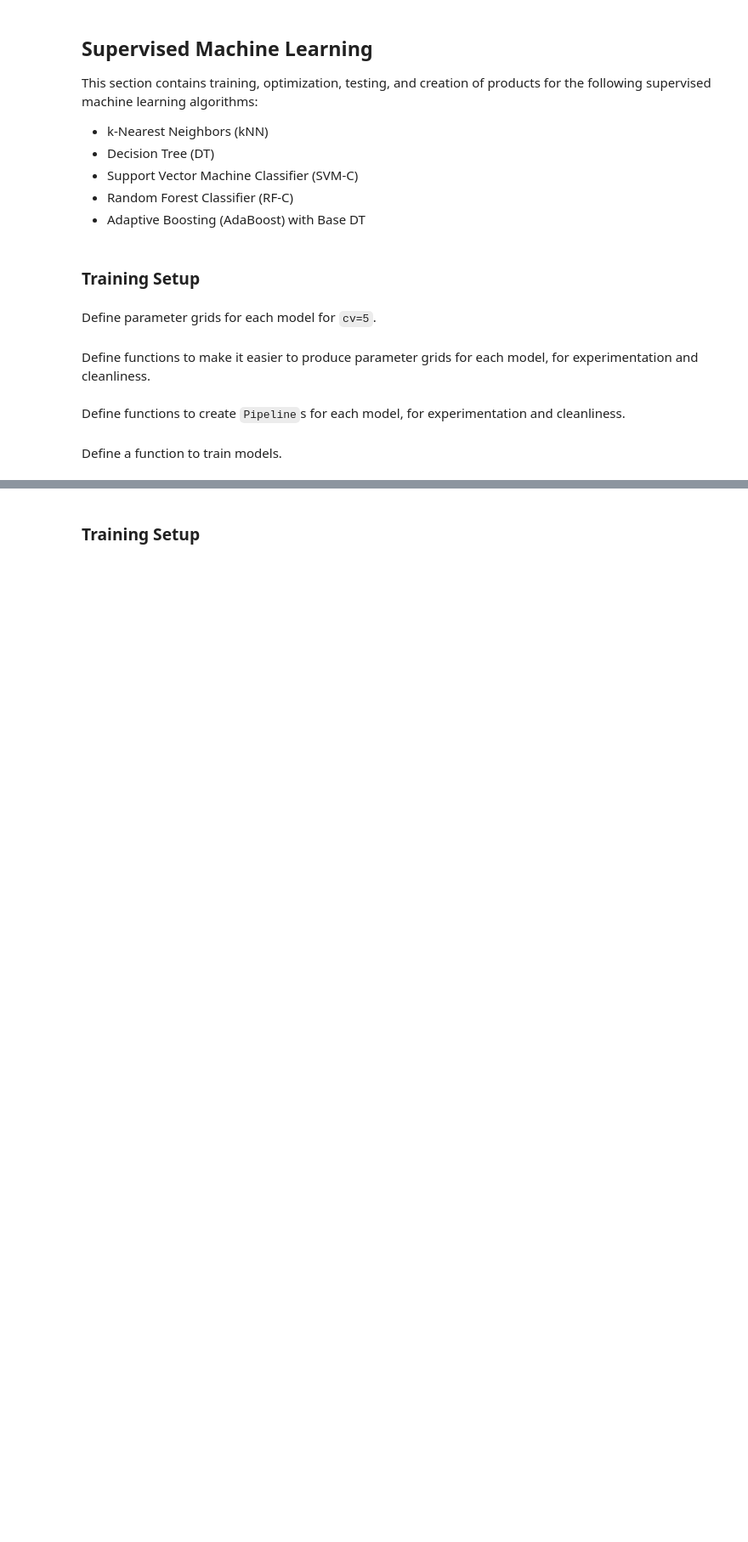
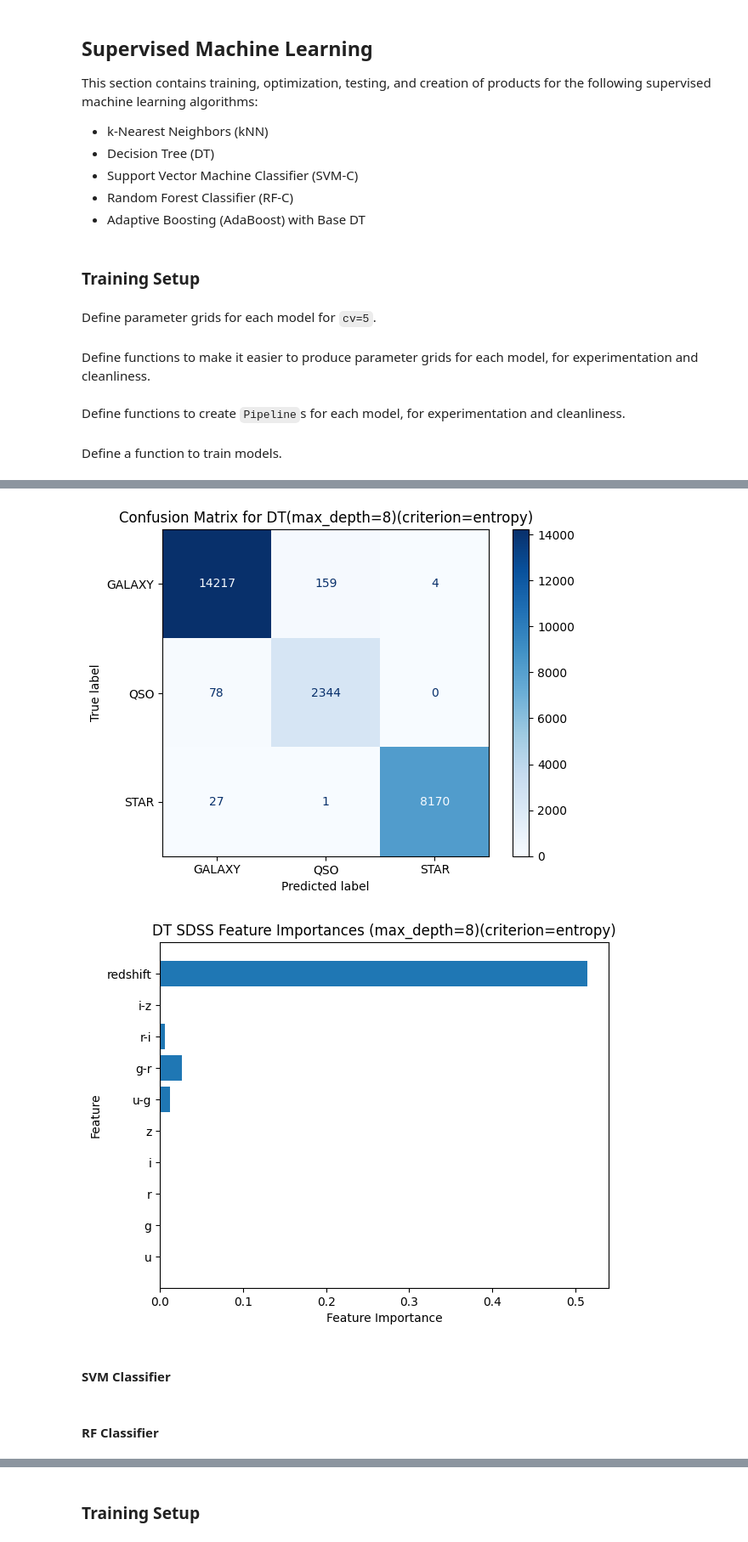
Before and after one commit to eli-johnson-04/sdss-performance-comparison, a Jupyter notebook: script.ipynb, the cells around one changed output, grey strips where cells are left out. Shown: that part at 85% size. Saved outputs shown, nothing was run; the diff lists cells and outputs as text; code cells hidden in the pictures; blank space fills up the shorter version.

```diff
--- a/script.ipynb
+++ b/script.ipynb
@@ -206,7 +212,7 @@ def create_knn_for_grid_search(n_neighbors=np.arange(100)+1, algos=['auto']):
     return pipe, param_grid
 # %%
 # Produce a pipeline and parameter grid for DT
-def create_dt_for_grid_search(max_depth=np.arange(50)+1, criterion=['gini', 'entropy']):
+def create_dt_for_grid_search(max_depth=np.arange(20)+1, criterion=['gini', 'entropy']):
     pipe = Pipeline([
         ('DT', DecisionTreeClassifier(random_state=0))
     ])
@@ -292,0 +417,4 @@ Test Score: 0.9684
+# %%
+# SAMPLE
+pipe_dt, pg_dt = create_dt_for_grid_search()
+gs_dt = get_grid_search_results(pipe_dt, pg_dt)
@@ -292,0 +430,11 @@ Test Score: 0.9684
+# %%
+# SAMPLE
+confusion_matrix_from_pipeline_grid_search(gs_dt, model_name='DT')
+plot_feature_importances_from_supervised_grid_search(gs_dt, model_name='DT')
+# %% [output]
+[figure, added]
+[figure, added]
+# %% [markdown]
+#### SVM Classifier
+# %% [markdown]
+#### RF Classifier
```
Also changed, not shown: parts of 25 cells of this notebook, 5 other files.
